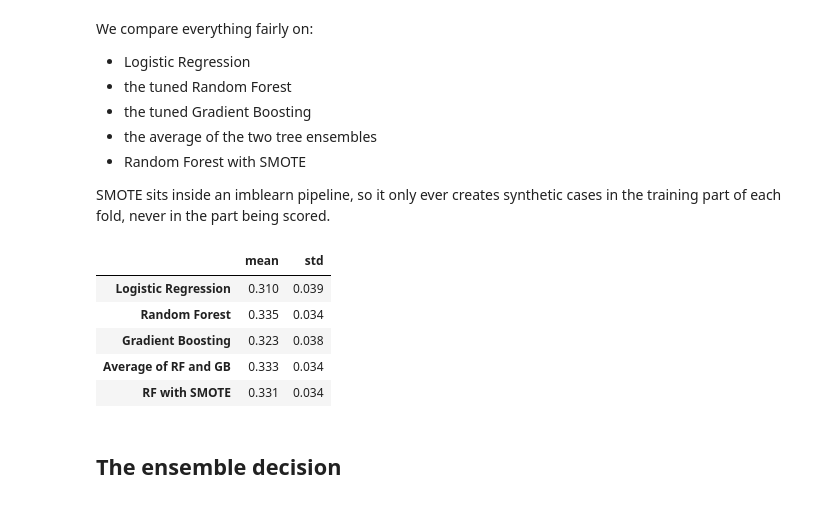
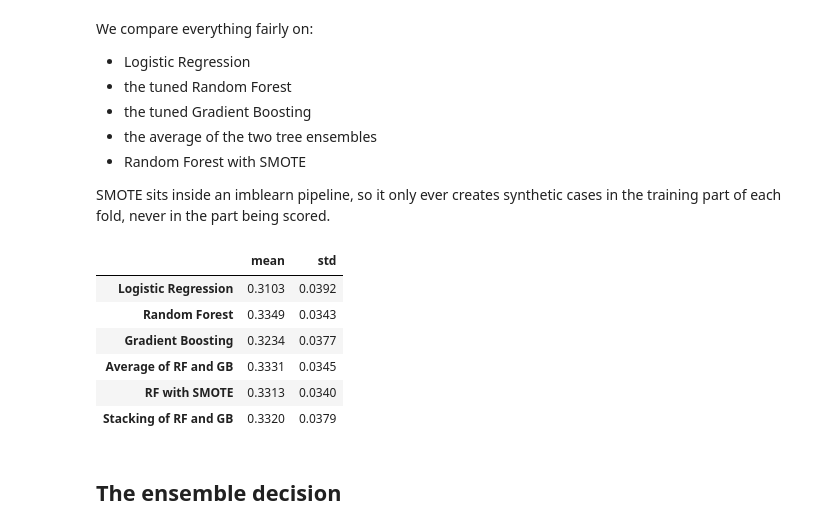
Before and after one commit to MbithiSandra/payment-paralysis-prototype, a Jupyter notebook: ml/notebooks/01_behaviour_model.ipynb, the cells around one changed output. Drawn from its saved outputs; the diff is of its cells as text; code cells hidden in the pictures.

```diff
--- a/ml/notebooks/01_behaviour_model.ipynb
+++ b/ml/notebooks/01_behaviour_model.ipynb
@@ -436,33 +437,59 @@ SMOTE sits inside an imblearn pipeline, so it only ever creates synthetic cases
 # %%
 def smote_rf():
     rf_settings = tuned['Random Forest'].named_steps['model'].get_params()
     rf_settings['class_weight'] = None       # SMOTE balances the classes instead
     return ImbPipeline([('impute', impute()), ('smote', SMOTE(random_state=SEED)),
                         ('model', RandomForestClassifier(**rf_settings))])
 
+
+def fit_stack(X, y):
+    """Train a small Logistic Regression to learn how much to trust each model.
+
+    The two tree models learn on the earlier 70% of the rows. The small model
+    then learns, on the later 30%, how much weight to give each of them.
+    Splitting by time means nothing ever learns from the future.
+    """
+    k = int(len(X) * 0.7)
+    rf_early = clone(tuned['Random Forest']).fit(X.iloc[:k], y.iloc[:k])
+    gb_early = clone(tuned['Gradient Boosting']).fit(X.iloc[:k], y.iloc[:k])
+    meta_X = np.column_stack([rf_early.predict_proba(X.iloc[k:])[:, 1],
+                              gb_early.predict_proba(X.iloc[k:])[:, 1]])
+    return LogisticRegression(class_weight='balanced', max_iter=2000).fit(meta_X, y.iloc[k:])
+
+
 cv_scores = {name: [] for name in ['Logistic Regression', 'Random Forest', 'Gradient Boosting',
-                                   'Average of RF and GB', 'RF with SMOTE']}
+                                   'Average of RF and GB', 'RF with SMOTE', 'Stacking of RF and GB']}
+
 for train_idx, valid_idx in tscv.split(X_train):
     Xa, ya = X_train.iloc[train_idx], y_train.iloc[train_idx]
     Xb, yb = X_train.iloc[valid_idx], y_train.iloc[valid_idx]
+
     preds = {}
     for name, pipe in tuned.items():
-        preds[name] = pipe.fit(Xa, ya).predict_proba(Xb)[:, 1]
+        preds[name] = clone(pipe).fit(Xa, ya).predict_proba(Xb)[:, 1]
         cv_scores[name].append(average_precision_score(yb, preds[name]))
+
     cv_scores['Average of RF and GB'].append(
         average_precision_score(yb, (preds['Random Forest'] + preds['Gradient Boosting']) / 2))
+
     cv_scores['RF with SMOTE'].append(
         average_precision_score(yb, smote_rf().fit(Xa, ya).predict_proba(Xb)[:, 1]))
 
-cv_table = pd.DataFrame(cv_scores).agg(['mean', 'std']).T.round(3)
+    fold_meta = fit_stack(Xa, ya)
+    stacked = fold_meta.predict_proba(
+        np.column_stack([preds['Random Forest'], preds['Gradient Boosting']]))[:, 1]
+    cv_scores['Stacking of RF and GB'].append(average_precision_score(yb, stacked))
+
+cv_table = pd.DataFrame(cv_scores).agg(['mean', 'std']).T.round(4)
 cv_table
 # %% [output]
 |  | mean | std |
-| Logistic Regression | 0.310 | 0.039 |
-| Random Forest | 0.335 | 0.034 |
-| Gradient Boosting | 0.323 | 0.038 |
-| Average of RF and GB | 0.333 | 0.034 |
-| RF with SMOTE | 0.331 | 0.034 |
+| Logistic Regression | 0.3103 | 0.0392 |
+| Random Forest | 0.3349 | 0.0343 |
+| Gradient Boosting | 0.3234 | 0.0377 |
+| Average of RF and GB | 0.3331 | 0.0345 |
+| RF with SMOTE | 0.3313 | 0.0340 |
+| Stacking of RF and GB | 0.3320 | 0.0379 |
 # %% [markdown]
 ## The ensemble decision
 # %% [markdown]
```
Also changed, not shown: parts of 4 cells of this notebook, 13 other files.
